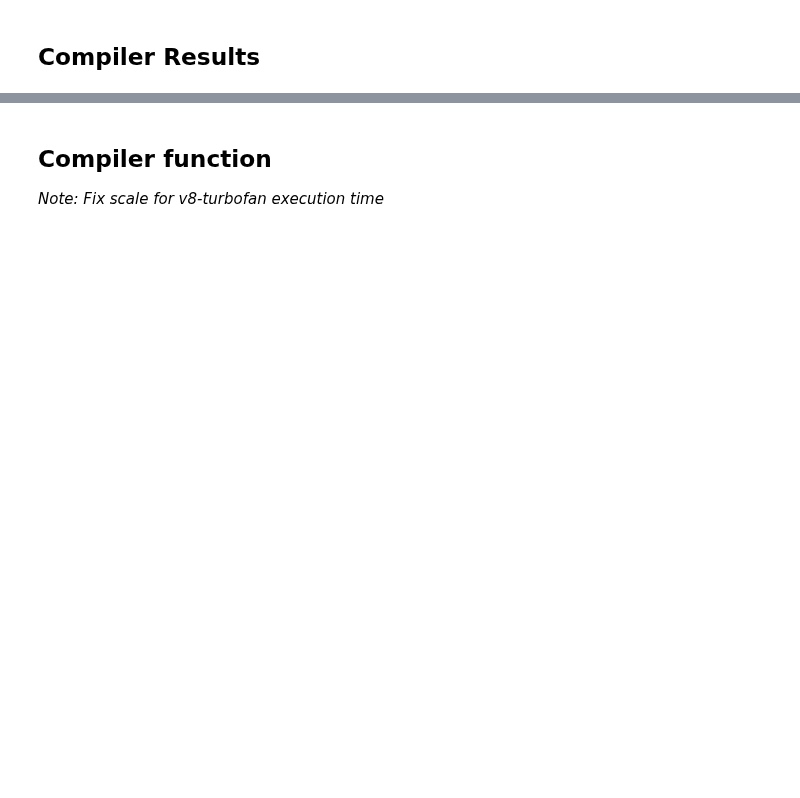
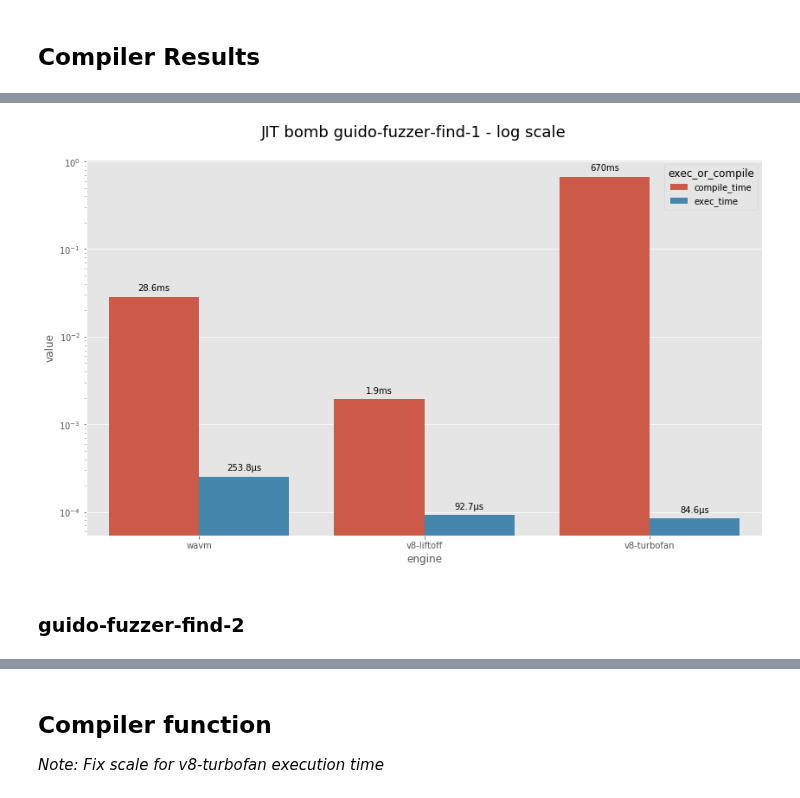
Before and after one commit to ewasm/benchmarking, a Jupyter notebook: notebooks/wasm-engines.ipynb, the cells around one changed output, grey strips where cells are left out. Cells and saved outputs as stored; diff of their text form; code cells hidden in the pictures; blank space fills up the shorter version.

```diff
--- a/notebooks/wasm-engines.ipynb
+++ b/notebooks/wasm-engines.ipynb
@@ -911,0 +972,6 @@ df_compiler['total_time'] = df_compiler['compile_time'] + df_compiler['exec_time
+# %%
+plotJitBomb(df_jitbomb_1, "JIT bomb guido-fuzzer-find-1 - log scale", log_scale=True)
+# %% [output]
+[figure, added]
+# %% [markdown]
+### guido-fuzzer-find-2
```
Also changed, not shown: parts of 65 cells of this notebook.
